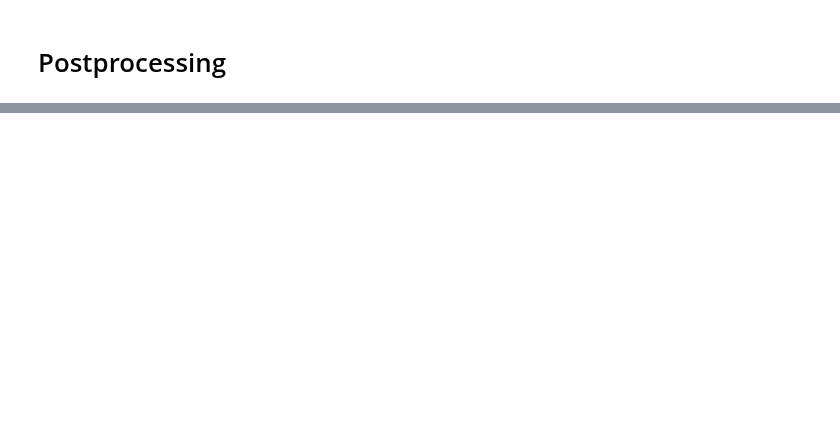
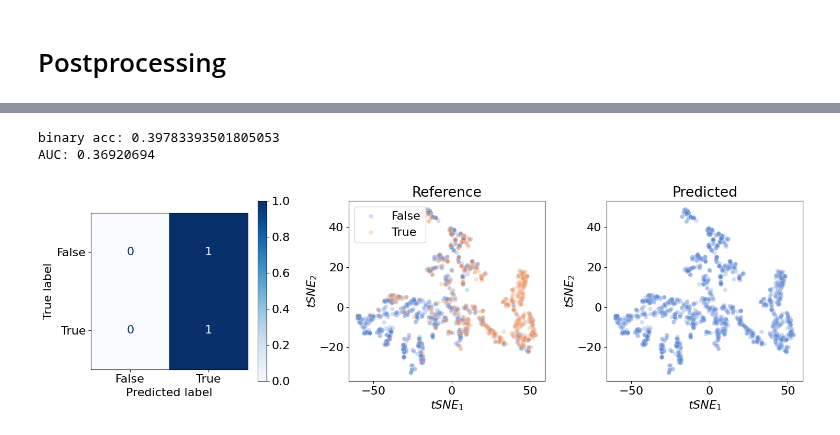
Before and after one commit to dmamur/elembert, a Jupyter notebook: elembert_classification_kfolds_LiCoMnO.ipynb, the cells around one changed output, grey strips where cells are left out. Cells and saved outputs as stored; diff of their text form; code cells hidden in the pictures; blank space fills up the shorter version.

```diff
--- a/elembert_classification_kfolds_LiCoMnO.ipynb
+++ b/elembert_classification_kfolds_LiCoMnO.ipynb
@@ -313,0 +507,44 @@ binary acc: 0.8014440433212996
+# %%
+import matplotlib.pyplot as plt
+from matplotlib import cm
+from sklearn.manifold import TSNE
+from sklearn import metrics
+import seaborn as sns
+tsne = TSNE(n_components=2, verbose=0, random_state=123)
+z = tsne.fit_transform(dbresults['pred_emb'])
+dfr = pd.DataFrame()
+dfr["y"] = np.asarray(dbresults['y_cls'].argmax(axis=-1)).astype('bool')
+dfr["yp"] = np.asarray(dbresults['pred_clsV0'].argmax(axis=-1)).astype('bool')
+dfr["tSNE1"] = z[:,0]
+dfr["tSNE2"] = z[:,1]
+plt.rcParams.update({'font.size': 16})
+fig, axes = plt.subplots(1, 3, figsize=(15, 4.8))
+y_pclasses = dbresults['pred_clsV0'].argmax(axis=-1).tolist()
+y_classes = dbresults['y_cls'].argmax(axis=-1)
+m = tf.keras.metrics.AUC()
+m.update_state(dbresults['y_cls'], dbresults['pred_clsV0'])
+print('binary acc:',np.sum(y_pclasses==y_classes)/len(y_pclasses))
+print('AUC:',m.result().numpy())
+confusion_matrix = metrics.confusion_matrix(y_classes, y_pclasses)
+cm_display = metrics.ConfusionMatrixDisplay(confusion_matrix = confusion_matrix/confusion_matrix.sum(axis=1)[:, np.newaxis],
+                                            display_labels=['False','True'])
+cm_display.plot(ax=axes[0],cmap=plt.cm.Blues)
+
+dfr=dfr.sort_values(by=['y'])
+sns.scatterplot(ax=axes[1],x="tSNE1", y="tSNE2", hue=dfr.y.tolist(),data=dfr,alpha=0.25,palette = 'muted')#.set(title=title+" data T-SNE projection")
+axes[1].set_xlabel('$tSNE_1$')
+axes[1].set_ylabel('$tSNE_2$',labelpad=1)
+axes[1].set_title('Reference')
+dfr=dfr.sort_values(by=['yp'])
+sns.scatterplot(ax=axes[2],x="tSNE1", y="tSNE2", hue=dfr.yp.tolist(),data=dfr,alpha=0.25,palette = 'muted')#.set(title=title+" data T-SNE projection")
+axes[2].set_title('Predicted')
+axes[2].set_xlabel('$tSNE_1$')
+axes[2].set_ylabel('$tSNE_2$',labelpad=1)
+axes[2].legend('',frameon=False)
+fig.tight_layout()
+plt.savefig(mname+'_tsneV0.png',format='png',dpi=800,bbox_inches = "tight")
+plt.show()
+# %% [output]
+binary acc: 0.39783393501805053
+AUC: 0.36920694
+[figure, added]
```
Also changed, not shown: parts of 21 cells of this notebook.
